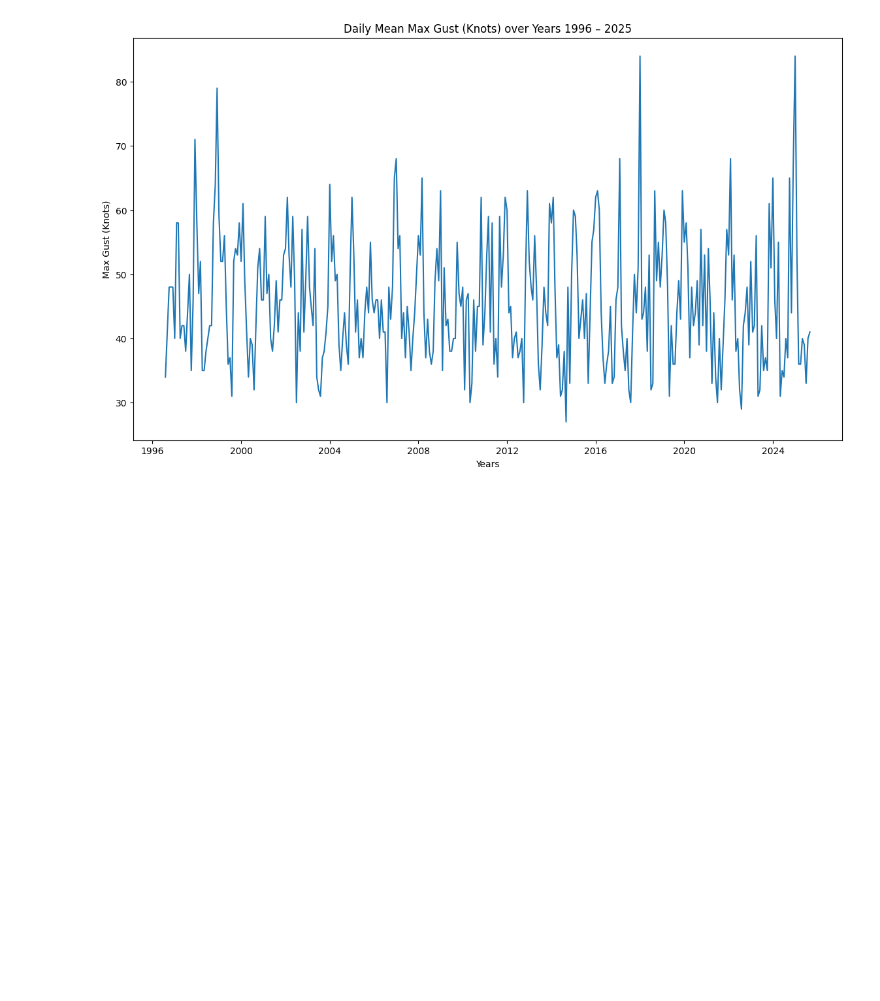
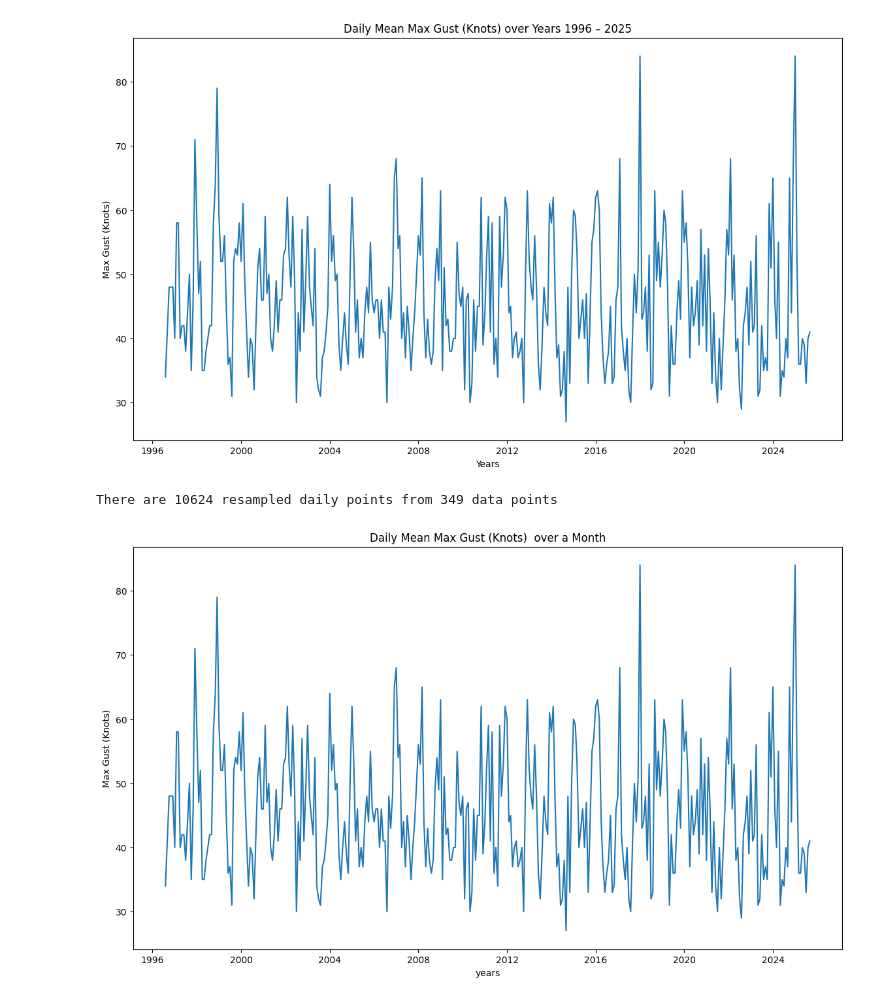
Before and after one commit to fin81985/PFDA-Assignments, a Jupyter notebook: assignment_6_Weather.ipynb, the cells around one changed output. Drawn from its saved outputs; the diff is of its cells as text; code cells hidden in the pictures; blank space fills up the shorter version.

```diff
--- a/assignment_6_Weather.ipynb
+++ b/assignment_6_Weather.ipynb
@@ -249,3 +249,18 @@ plt.show()
 # %% [output]
 There are 10624 resampled daily points from 349 data points
 [figure]
+# %%
+# Calculate max wind speed per day for a month
+mean_daily_maxgt = df_indexed['maxgt'].resample('D').mean()  # 'D' = daily frequency
+print(f"There are {mean_daily_maxgt.shape[0]} resampled daily points from {df_indexed.shape[0]} data points")
+
+# Plot daily max gust per month
+fig, ax = plt.subplots(figsize=(14, 8))
+sns.lineplot(data=mean_daily_maxgt)
+ax.set_ylabel('Max Gust (Knots)')
+ax.set_xlabel('years')
+ax.set_title('Daily Mean Max Gust (Knots)  over a Month')
+plt.show()
+# %% [output]
+There are 10624 resampled daily points from 349 data points
+[figure, added]
```
